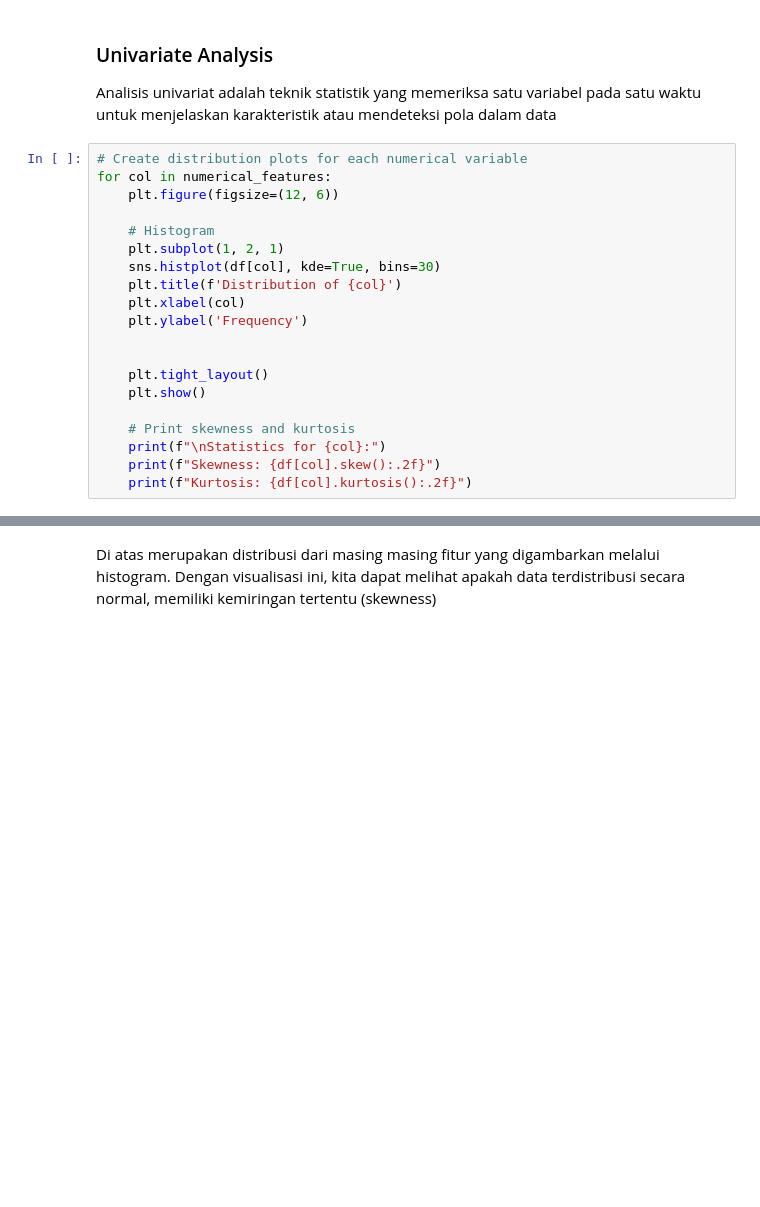
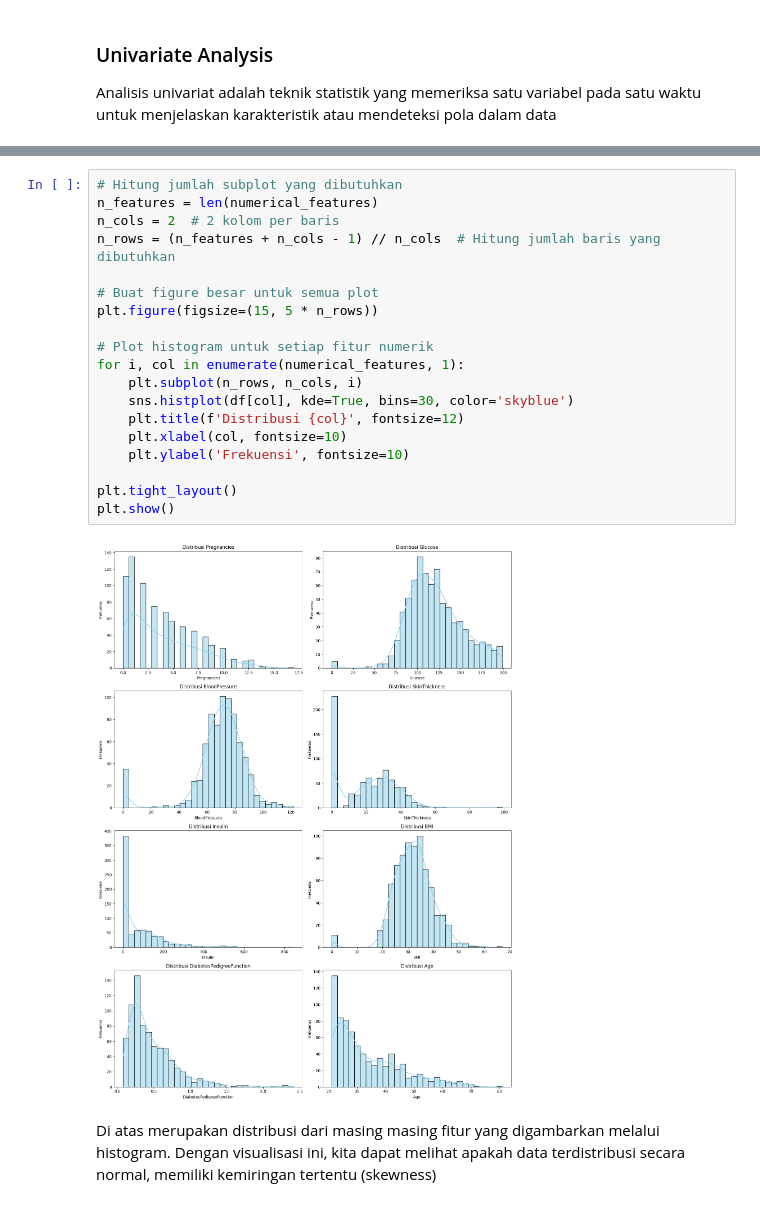
Before and after one commit to echaan/diabetes-predictive, a Jupyter notebook: diabetes_notebook.ipynb, the cells around one changed output, grey strips where cells are left out. Cells and saved outputs as stored; diff of their text form; blank space fills up the shorter version.

```diff
--- a/diabetes_notebook.ipynb
+++ b/diabetes_notebook.ipynb
@@ -109,23 +109,3 @@ Kode ini memisahkan fitur numerik dan kategorikal ke dalam dua daftar: numerical
 ### Univariate Analysis
 
 Analisis univariat adalah teknik statistik yang memeriksa satu variabel pada satu waktu untuk menjelaskan karakteristik atau mendeteksi pola dalam data
-# %%
-# Create distribution plots for each numerical variable
-for col in numerical_features:
-    plt.figure(figsize=(12, 6))
-
-    # Histogram
-    plt.subplot(1, 2, 1)
-    sns.histplot(df[col], kde=True, bins=30)
-    plt.title(f'Distribution of {col}')
-    plt.xlabel(col)
-    plt.ylabel('Frequency')
-
-
-    plt.tight_layout()
-    plt.show()
-
-    # Print skewness and kurtosis
-    print(f"\nStatistics for {col}:")
-    print(f"Skewness: {df[col].skew():.2f}")
-    print(f"Kurtosis: {df[col].kurtosis():.2f}")
@@ -158,3 +112,24 @@ Kurtosis: 3.29
+# %%
+# Hitung jumlah subplot yang dibutuhkan
+n_features = len(numerical_features)
+n_cols = 2  # 2 kolom per baris
+n_rows = (n_features + n_cols - 1) // n_cols  # Hitung jumlah baris yang dibutuhkan
+
+# Buat figure besar untuk semua plot
+plt.figure(figsize=(15, 5 * n_rows))
+
+# Plot histogram untuk setiap fitur numerik
+for i, col in enumerate(numerical_features, 1):
+    plt.subplot(n_rows, n_cols, i)
+    sns.histplot(df[col], kde=True, bins=30, color='skyblue')
+    plt.title(f'Distribusi {col}', fontsize=12)
+    plt.xlabel(col, fontsize=10)
+    plt.ylabel('Frekuensi', fontsize=10)
+
+plt.tight_layout()
+plt.show()
+# %% [output]
+[figure, added]
 # %% [markdown]
 Di atas merupakan distribusi dari masing masing fitur yang digambarkan melalui histogram. Dengan visualisasi ini, kita dapat melihat apakah data terdistribusi secara normal, memiliki kemiringan tertentu (skewness)
 # %%
```
Also changed, not shown: parts of 3 cells of this notebook, 1 other file.
